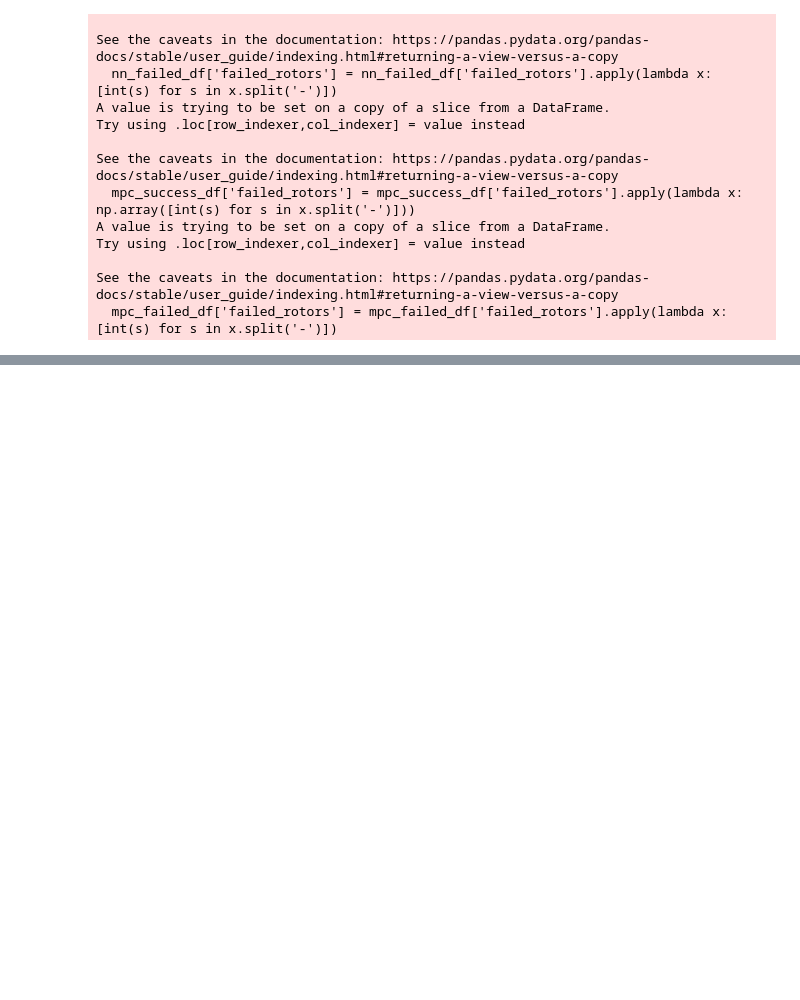
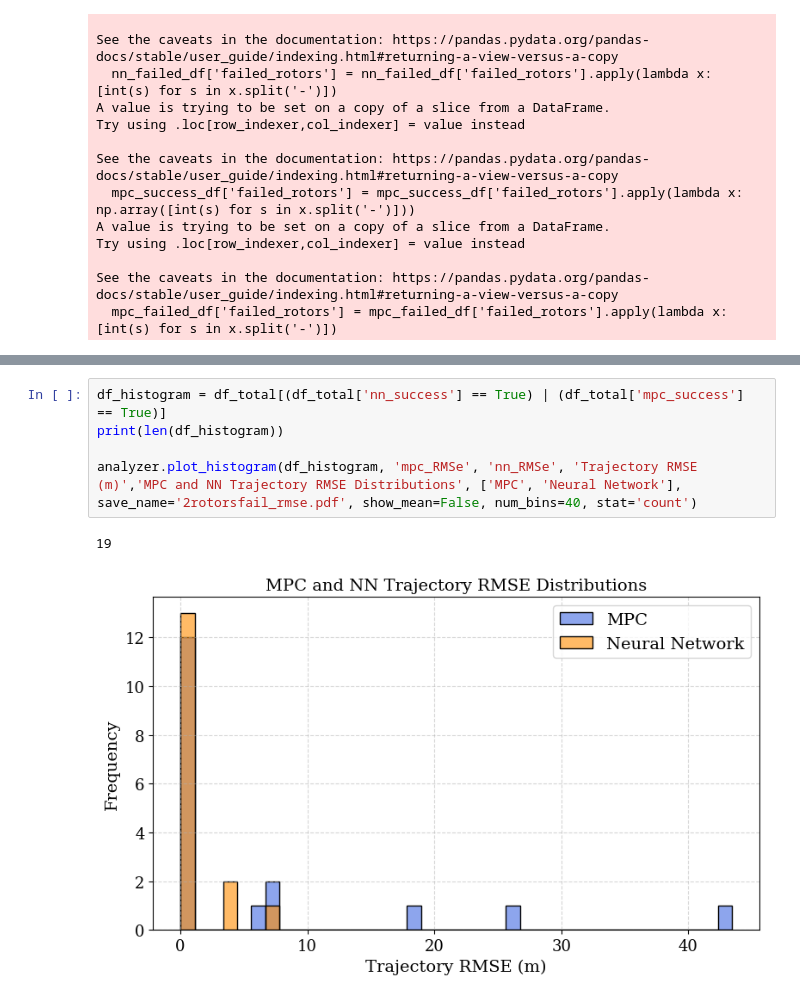
Before and after one commit to mtlira/meng-ita-nn-mpc, a Jupyter notebook: 6dof_quadrotor/figures-tables/2-failures/2failures.ipynb, the cells around one changed output, grey strips where cells are left out. Drawn from its saved outputs; the diff is of its cells as text; blank space fills up the shorter version.

```diff
--- a/6dof_quadrotor/figures-tables/2-failures/2failures.ipynb
+++ b/6dof_quadrotor/figures-tables/2-failures/2failures.ipynb
@@ -144,0 +145,8 @@ stats_rmse
+# %%
+df_histogram = df_total[(df_total['nn_success'] == True) | (df_total['mpc_success'] == True)]
+print(len(df_histogram))
+
+analyzer.plot_histogram(df_histogram, 'mpc_RMSe', 'nn_RMSe', 'Trajectory RMSE (m)','MPC and NN Trajectory RMSE Distributions', ['MPC', 'Neural Network'], save_name='2rotorsfail_rmse.pdf', show_mean=False, num_bins=40, stat='count')
+# %% [output]
+19
+[figure, added]
```
Also changed, not shown: parts of 8 cells of this notebook, 34 other files.
